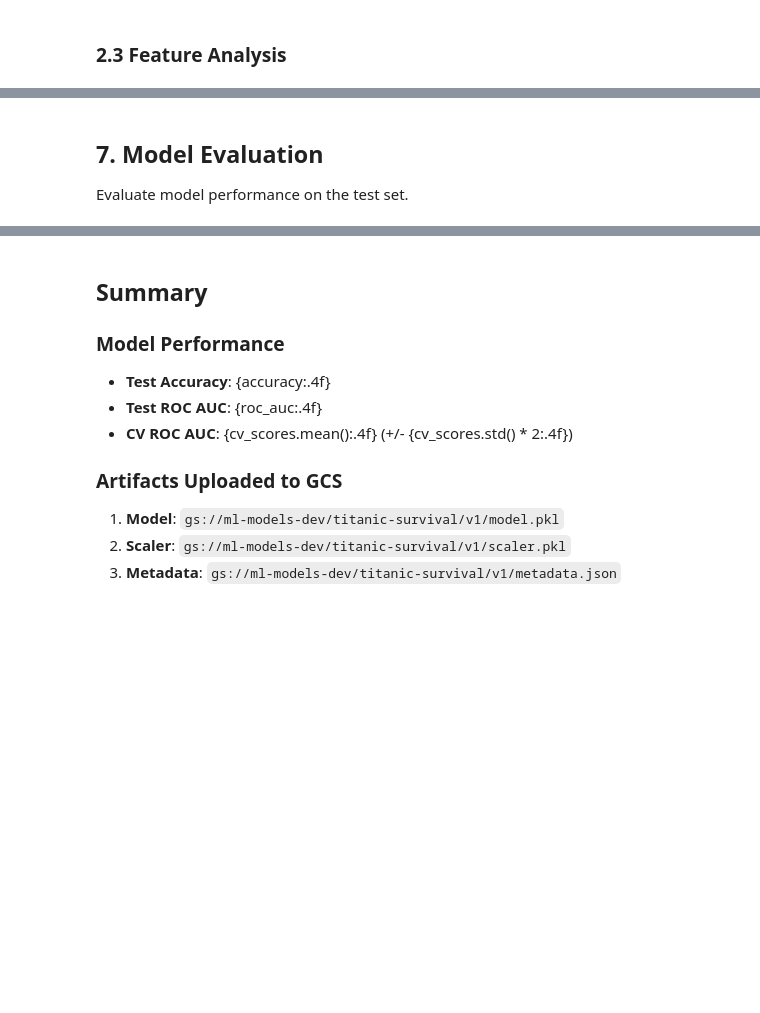
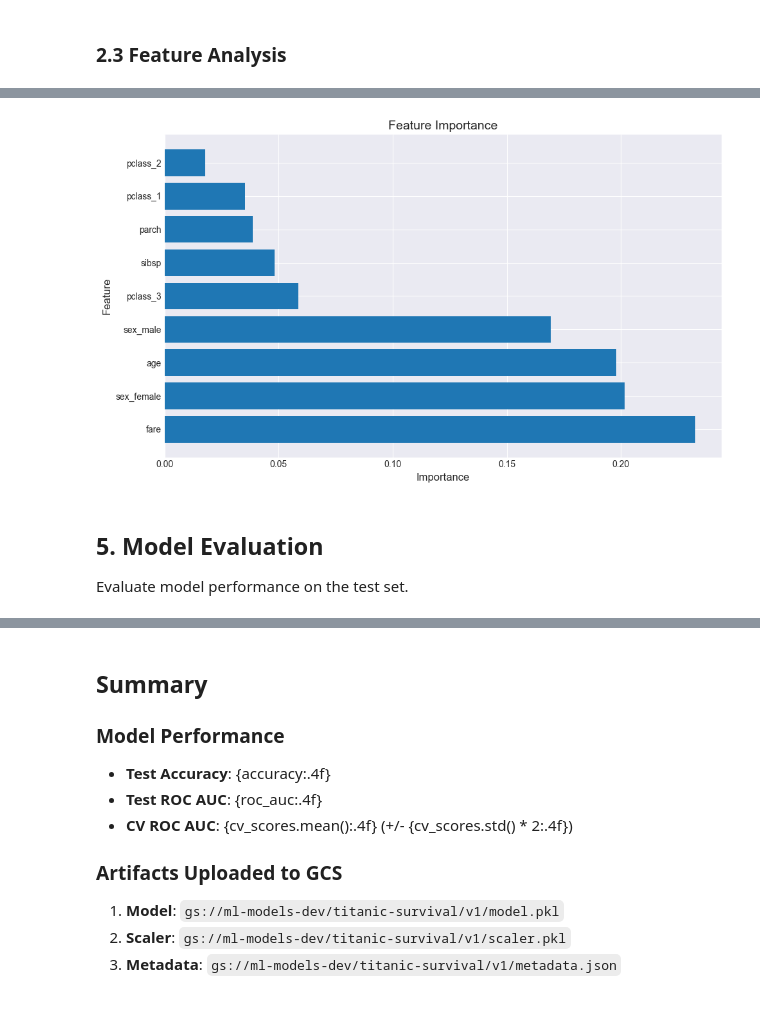
Before and after one commit to sfnsys710/mlsys, a Jupyter notebook: notebooks/titanic-survival-example.ipynb, the cells around one changed output, grey strips where cells are left out. Cells and saved outputs as stored; diff of their text form; code cells hidden in the pictures; blank space fills up the shorter version.

Commit message:
notebook model to sklearn pipeline

```diff
--- a/notebooks/titanic-survival-example.ipynb
+++ b/notebooks/titanic-survival-example.ipynb
@@ -249,0 +256,34 @@ print(feature_importance)
+# %%
+numeric_transformer = Pipeline(
+    steps=[("imputer", SimpleImputer(strategy="median")), ("scaler", StandardScaler())]
+)
+
+categorical_transformer = Pipeline(
+    steps=[
+        ("imputer", SimpleImputer(strategy="constant", fill_value="missing")),
+        ("onehot", OneHotEncoder(handle_unknown="ignore")),
+    ]
+)
+
+# Combine preprocessing steps
+preprocessor = ColumnTransformer(
+    transformers=[
+        ("num", numeric_transformer, numeric_features),
+        ("cat", categorical_transformer, categorical_features),
+    ]
+)
+
+# Create full pipeline with classifier
+model = Pipeline(
+    steps=[
+        ("preprocessor", preprocessor),
+        (
+            "classifier",
+            RandomForestClassifier(
+                n_estimators=100, max_depth=10, min_samples_split=5, random_state=42, n_jobs=-1
+            ),
+        ),
+    ]
+)
+
+model.fit(X_train, y_train)
@@ -250,14 +309,25 @@ print(feature_importance)
 # %%
+# Feature importance (fix for sklearn pipeline)
+importances = model.named_steps["classifier"].feature_importances_
+ohe = model.named_steps["preprocessor"].named_transformers_["cat"].named_steps["onehot"]
+cat_features = ohe.get_feature_names_out(categorical_features)
+all_features = numeric_features + list(cat_features)
+feature_importance = pd.DataFrame({"feature": all_features, "importance": importances}).sort_values(
+    "importance", ascending=False
+)
+
 # Visualize feature importance
 plt.figure(figsize=(10, 6))
 plt.barh(feature_importance["feature"], feature_importance["importance"])
 plt.xlabel("Importance")
 plt.ylabel("Feature")
 plt.title("Feature Importance")
 plt.tight_layout()
 plt.show()
+# %% [output]
+[figure, added]
 # %% [markdown]
-## 7. Model Evaluation
+## 5. Model Evaluation
 
 Evaluate model performance on the test set.
 # %%
```
Also changed, not shown: parts of 33 cells of this notebook, 1 other file.
